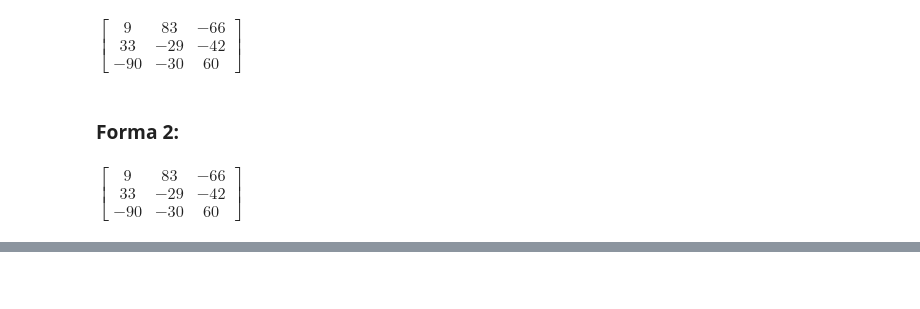
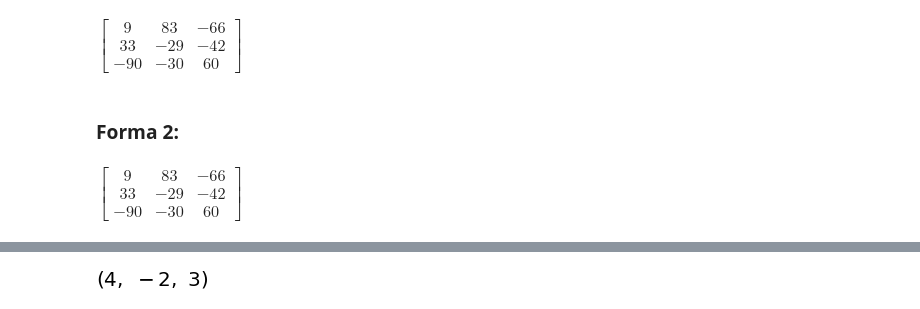
Before and after one commit to Santiago44mendez/ALGEBRA-LINEAL-CON-PYTHON, a Jupyter notebook: Álgebra_lineal_con_Python_Determinantes_y_regla_de_cramer.ipynb, the cells around one changed output, grey strips where cells are left out. Saved outputs shown, nothing was run; the diff lists cells and outputs as text; code cells hidden in the pictures; blank space fills up the shorter version.

```diff
--- a/Álgebra_lineal_con_Python_Determinantes_y_regla_de_cramer.ipynb
+++ b/Álgebra_lineal_con_Python_Determinantes_y_regla_de_cramer.ipynb
@@ -373,0 +498,25 @@ $\displaystyle \left[\begin{matrix}9 & 83 & -66\\33 & -29 & -42\\-90 & -30 & 60\
+# %%
+A = Matrix([[2,4,6],[4,5,6],[3,1,-2]])
+B = Matrix(3,1,[18,24,4])
+
+# construimos una función para substituir una columna por otra en una matriz
+def subs_col(M,C,p):
+    ''''Función que remplaza la columna de una matriz por otra
+    en una posición dada'''
+    mat = M[:,:]
+    mat.col_del(p)
+    mat = mat.col_insert(p,B)
+    return mat
+
+delta = det(A)
+delta_1 = det(subs_col(A,C,0))
+delta_2 = det(subs_col(A,C,1))
+delta_3 = det(subs_col(A,C,2))
+
+x = delta_1/delta
+y = delta_2/delta
+z = delta_3/delta
+
+x,y,z
+# %% [output]
+[figure, added]
```
Also changed, not shown: parts of 26 cells of this notebook.
